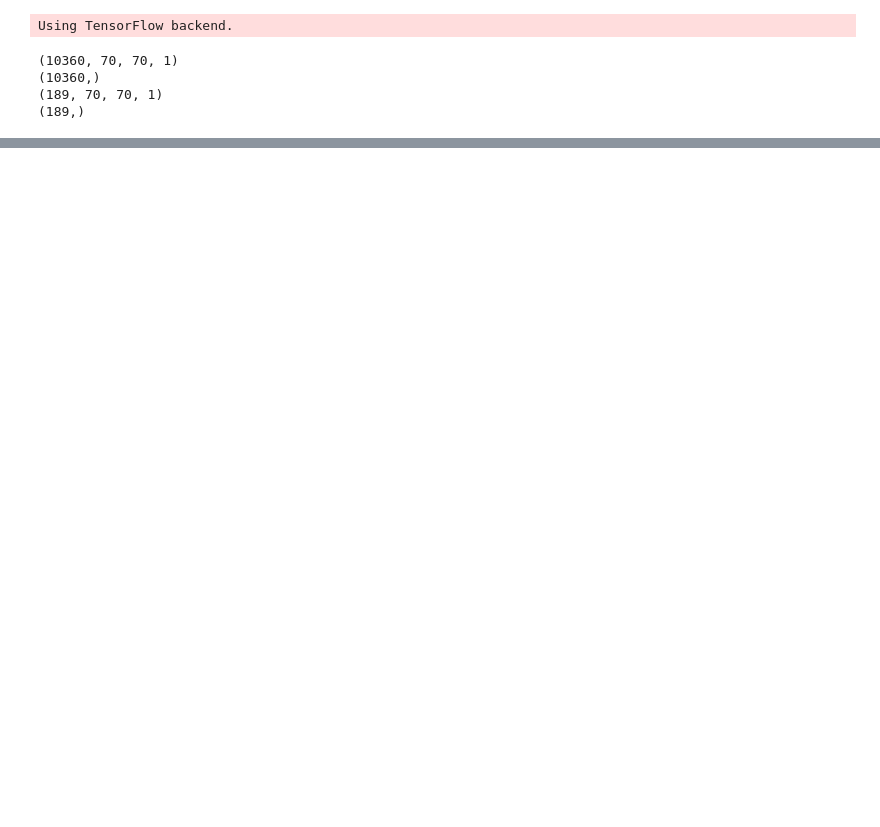
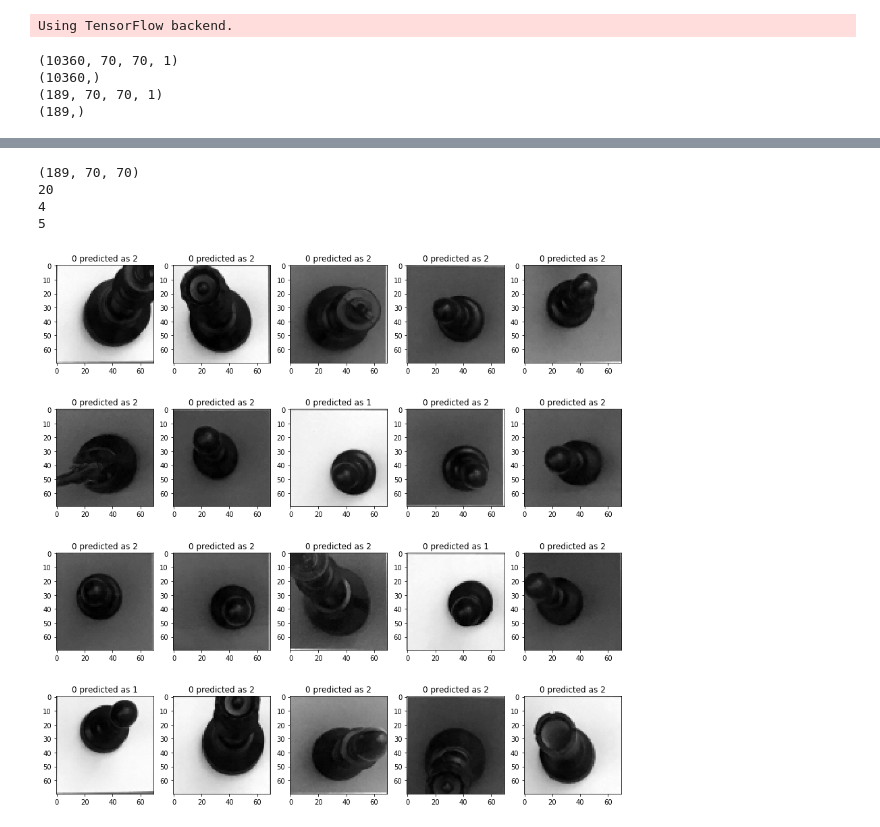
Before and after one commit to ace-racer/Extending-Board-Games-using-deep-learning, a Jupyter notebook: chess_piece_detection/3_class_classifier/CNN/ColorDetectionCNN-Modeling.ipynb, the cells around one changed output, grey strips where cells are left out. Drawn from its saved outputs; the diff is of its cells as text; code cells hidden in the pictures; blank space fills up the shorter version.

```diff
--- a/chess_piece_detection/3_class_classifier/CNN/ColorDetectionCNN-Modeling.ipynb
+++ b/chess_piece_detection/3_class_classifier/CNN/ColorDetectionCNN-Modeling.ipynb
@@ -218,0 +225,43 @@ plot_confusion_matrix(cnf_matrix, classes=class_names, normalize=True,title='Nor
+# %%
+import matplotlib
+matplotlib.rcParams['figure.figsize'] = [15, 15]
+
+IMAGES_PER_ROW = 5
+
+def plot_mispredicted_images(images, actual_values, predicted_values):
+    mis_predictions = actual_values ^ predicted_values
+    mis_prediction_indices = np.nonzero(mis_predictions)[0]
+
+    num_failed_images = len(mis_prediction_indices)
+    num_images_per_row = IMAGES_PER_ROW
+    num_rows = (num_failed_images // num_images_per_row) + int((num_failed_images % num_images_per_row) != 0)
+
+    print(num_failed_images)
+    print(num_rows)
+    print(num_images_per_row)
+
+
+    fig, axes = plt.subplots(num_rows, num_images_per_row)
+
+    current_image_idx = 0
+
+    for itr in range(num_rows):
+        #print(itr)
+        for jtr in range(num_images_per_row):
+            if current_image_idx == num_failed_images:
+                break
+
+            axes[itr, jtr].imshow(images[mis_prediction_indices[current_image_idx]], cmap='gray')
+            axes[itr, jtr].set_title("{0} predicted as {1}".format(actual_values[mis_prediction_indices[current_image_idx]], predicted_values[mis_prediction_indices[current_image_idx]]))
+            #print(current_image_idx)
+            current_image_idx += 1
+# %%
+test_images = np.squeeze(X_test)
+print(test_images.shape)
+plot_mispredicted_images(test_images, y_test, y_test_pred)
+# %% [output]
+(189, 70, 70)
+20
+4
+5
+[figure, added]
```
Also changed, not shown: parts of 4 cells of this notebook.
